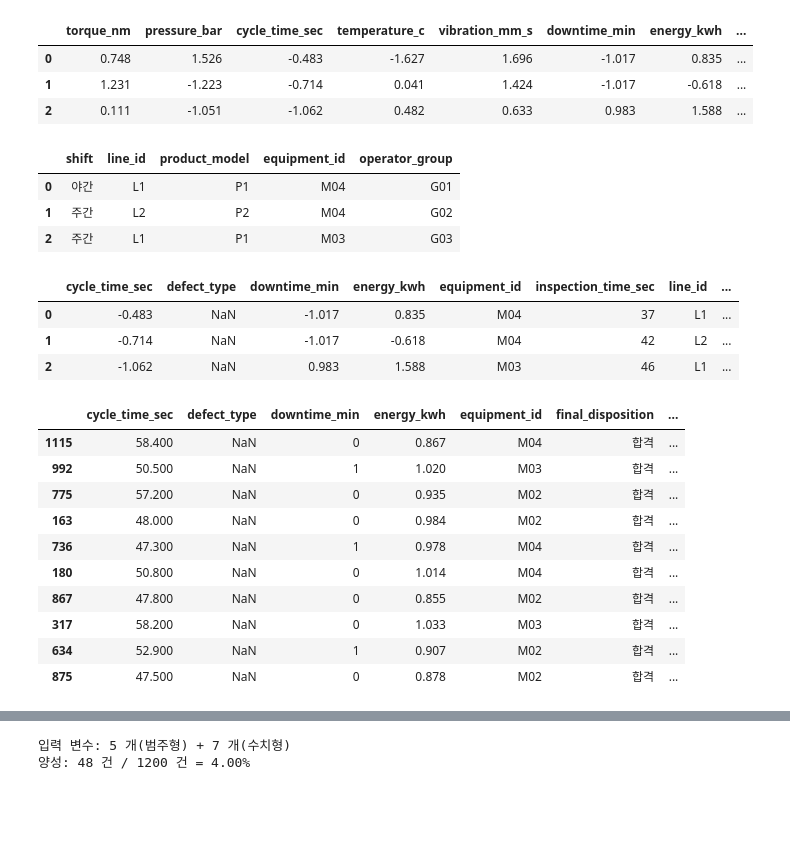
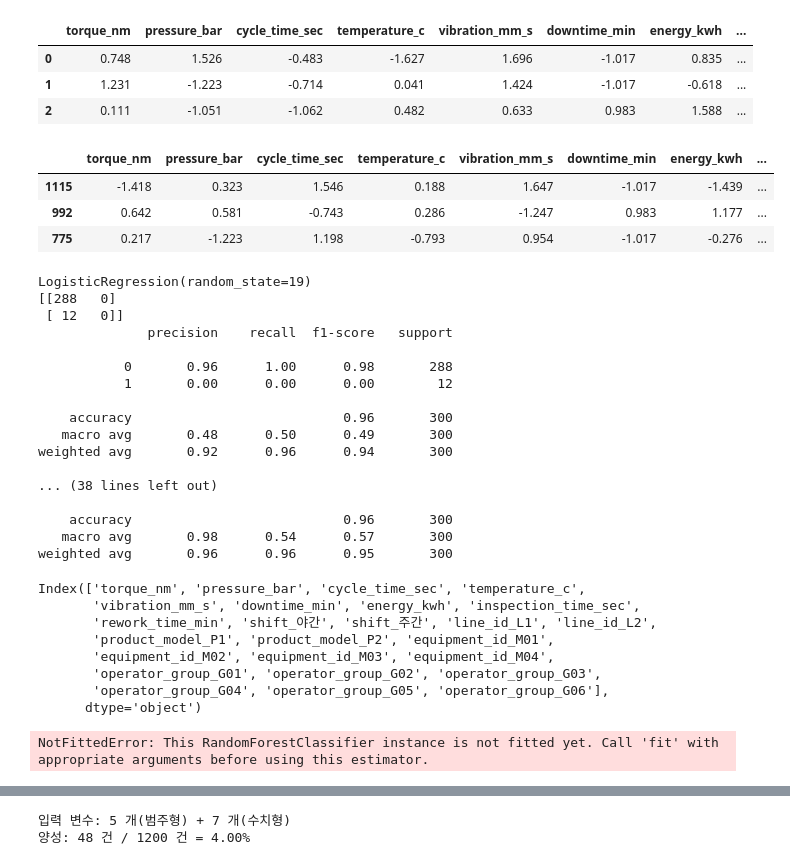
Before and after one commit to StillWork/capstone2610, a Jupyter notebook: N01-2_전처리_머신러닝_성능평가.ipynb, the cells around one changed output, grey strips where cells are left out. Saved outputs shown, nothing was run; the diff lists cells and outputs as text; code cells hidden in the pictures; blank space fills up the shorter version.

```diff
--- a/N01-2_전처리_머신러닝_성능평가.ipynb
+++ b/N01-2_전처리_머신러닝_성능평가.ipynb
@@ -297,6 +340,6 @@ y = df['inspection_result']
 # %%
 # 수치형 변수 및 범주형 변수의 전처리
-numeric_features = ['torque_nm', 'pressure_bar', 'cycle_time_sec', 'temperature_c', 'vibration_mm_s', 'downtime_min', 'energy_kwh']
+numeric_features = ['torque_nm', 'pressure_bar', 'cycle_time_sec', 'temperature_c', 'vibration_mm_s', 'downtime_min', 'energy_kwh', 'inspection_time_sec','rework_time_min']
 categorical_features = ['shift', 'line_id', 'product_model', 'equipment_id', 'operator_group']
 # %%
 X[:3]
@@ -417,33 +460,12 @@ display(X_encoded.head(3))
 | 0 | 0.748 | 1.526 | -0.483 | -1.627 | 1.696 | -1.017 | 0.835 | ... |
 | 1 | 1.231 | -1.223 | -0.714 | 0.041 | 1.424 | -1.017 | -0.618 | ... |
 | 2 | 0.111 | -1.051 | -1.062 | 0.482 | 0.633 | 0.983 | 1.588 | ... |
-# %%
-X[categorical_features][:3]
-# %% [output]
-|  | shift | line_id | product_model | equipment_id | operator_group |
-| 0 | 야간 | L1 | P1 | M04 | G01 |
-| 1 | 주간 | L2 | P2 | M04 | G02 |
-| 2 | 주간 | L1 | P1 | M03 | G03 |
-# %%
-X[:3]
-# %% [output]
-|  | cycle_time_sec | defect_type | downtime_min | energy_kwh | equipment_id | inspection_time_sec | line_id | ... |
-| 0 | -0.483 | NaN | -1.017 | 0.835 | M04 | 37 | L1 | ... |
-| 1 | -0.714 | NaN | -1.017 | -0.618 | M04 | 42 | L2 | ... |
-| 2 | -1.062 | NaN | 0.983 | 1.588 | M03 | 46 | L1 | ... |
 # %%
-X_train, X_test, y_train, y_test = train_test_split(X, y, random_state=19, stratify=y)
+X_train, X_test, y_train, y_test = train_test_split(X_encoded, y, random_state=19, stratify=y)
 # %%
-X_train[:10]
+X_train[:3]
 # %% [output]
-|  | cycle_time_sec | defect_type | downtime_min | energy_kwh | equipment_id | final_disposition | ... |
-| 1115 | 58.400 | NaN | 0 | 0.867 | M04 | 합격 | ... |
-| 992 | 50.500 | NaN | 1 | 1.020 | M03 | 합격 | ... |
-| 775 | 57.200 | NaN | 0 | 0.935 | M02 | 합격 | ... |
-| 163 | 48.000 | NaN | 0 | 0.984 | M02 | 합격 | ... |
-| 736 | 47.300 | NaN | 1 | 0.978 | M04 | 합격 | ... |
-| 180 | 50.800 | NaN | 0 | 1.014 | M04 | 합격 | ... |
-| 867 | 47.800 | NaN | 0 | 0.855 | M02 | 합격 | ... |
-| 317 | 58.200 | NaN | 0 | 1.033 | M03 | 합격 | ... |
-| 634 | 52.900 | NaN | 1 | 0.907 | M02 | 합격 | ... |
-| 875 | 47.500 | NaN | 0 | 0.878 | M02 | 합격 | ... |
+|  | torque_nm | pressure_bar | cycle_time_sec | temperature_c | vibration_mm_s | downtime_min | energy_kwh | ... |
+| 1115 | -1.418 | 0.323 | 1.546 | 0.188 | 1.647 | -1.017 | -1.439 | ... |
+| 992 | 0.642 | 0.581 | -0.743 | 0.286 | -1.247 | 0.983 | 1.177 | ... |
+| 775 | 0.217 | -1.223 | 1.198 | -0.793 | 0.954 | -1.017 | -0.276 | ... |
@@ -449,0 +488,37 @@ X_train[:10]
+# %%
+for m in [lr, tree, rf,  lgbm_c]:
+  print(m)
+  runmodel(m)
+# %% [output]
+LogisticRegression(random_state=19)
+[[288   0]
+ [ 12   0]]
+              precision    recall  f1-score   support
+
+           0       0.96      1.00      0.98       288
+           1       0.00      0.00      0.00        12
+
+    accuracy                           0.96       300
+   macro avg       0.48      0.50      0.49       300
+weighted avg       0.92      0.96      0.94       300
+
+... (38 lines left out)
+
+    accuracy                           0.96       300
+   macro avg       0.98      0.54      0.57       300
+weighted avg       0.96      0.96      0.95       300
+# %%
+X_train.columns
+# %% [output]
+Index(['torque_nm', 'pressure_bar', 'cycle_time_sec', 'temperature_c',
+       'vibration_mm_s', 'downtime_min', 'energy_kwh', 'inspection_time_sec',
+       'rework_time_min', 'shift_야간', 'shift_주간', 'line_id_L1', 'line_id_L2',
+       'product_model_P1', 'product_model_P2', 'equipment_id_M01',
+       'equipment_id_M02', 'equipment_id_M03', 'equipment_id_M04',
+       'operator_group_G01', 'operator_group_G02', 'operator_group_G03',
+       'operator_group_G04', 'operator_group_G05', 'operator_group_G06'],
+      dtype='object')
+# %%
+rf.feature_importances_
+# %% [output]
+NotFittedError: This RandomForestClassifier instance is not fitted yet. Call 'fit' with appropriate arguments before using this estimator.
```
Also changed, not shown: parts of 11 cells of this notebook.
